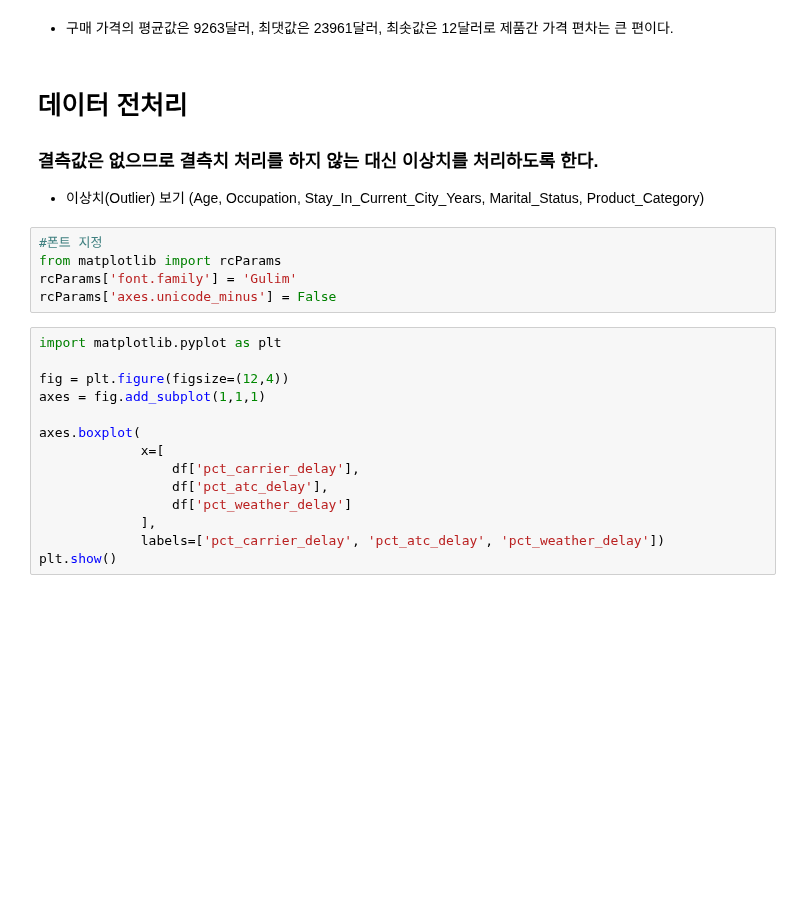
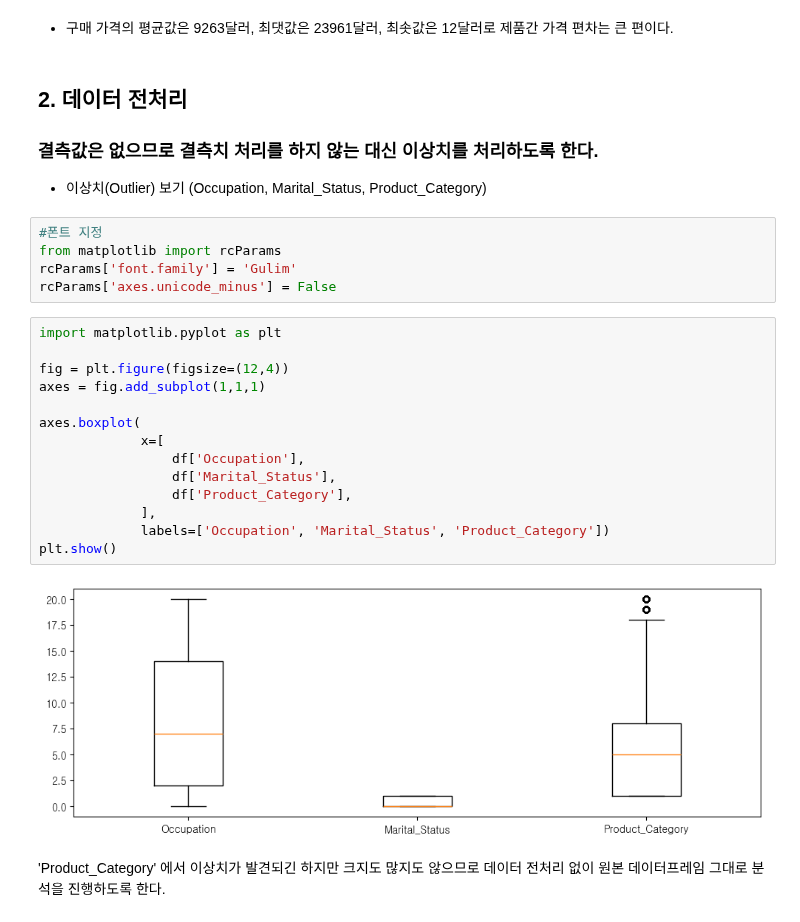
Before and after one commit to jiyoung1634/hipython_rep, a Jupyter notebook: 02_data_anal_proj/분석보고서2.ipynb, the cells around one changed output. Drawn from its saved outputs; the diff is of its cells as text; blank space fills up the shorter version.

```diff
--- a/02_data_anal_proj/분석보고서2.ipynb
+++ b/02_data_anal_proj/분석보고서2.ipynb
@@ -129,10 +129,10 @@ Name: Purchase, dtype: float64
 # %% [markdown]
 - 구매 가격의 평균값은 9263달러, 최댓값은 23961달러, 최솟값은 12달러로 제품간 가격 편차는 큰 편이다.
 # %% [markdown]
-# 데이터 전처리
+## 2. 데이터 전처리
 
 ### 결측값은 없으므로 결측치 처리를 하지 않는 대신 이상치를 처리하도록 한다.
-- 이상치(Outlier) 보기 (Age, Occupation, Stay_In_Current_City_Years, Marital_Status, Product_Category)
+- 이상치(Outlier) 보기 (Occupation, Marital_Status, Product_Category)
 # %%
 #폰트 지정
 from matplotlib import rcParams
@@ -141,14 +141,18 @@ rcParams['axes.unicode_minus'] = False
 # %%
 import matplotlib.pyplot as plt
 
 fig = plt.figure(figsize=(12,4))
 axes = fig.add_subplot(1,1,1)
 
 axes.boxplot(
              x=[
-                 df['pct_carrier_delay'],
-                 df['pct_atc_delay'],
-                 df['pct_weather_delay']
+                 df['Occupation'],
+                 df['Marital_Status'],
+                 df['Product_Category'],
              ],
-             labels=['pct_carrier_delay', 'pct_atc_delay', 'pct_weather_delay'])
+             labels=['Occupation', 'Marital_Status', 'Product_Category'])
 plt.show()
+# %% [output]
+[figure, added]
+# %% [markdown]
+'Product_Category' 에서 이상치가 발견되긴 하지만 크지도 많지도 않으므로 데이터 전처리 없이 원본 데이터프레임 그대로 분석을 진행하도록 한다.
```
Also changed, not shown: parts of 22 cells of this notebook.
